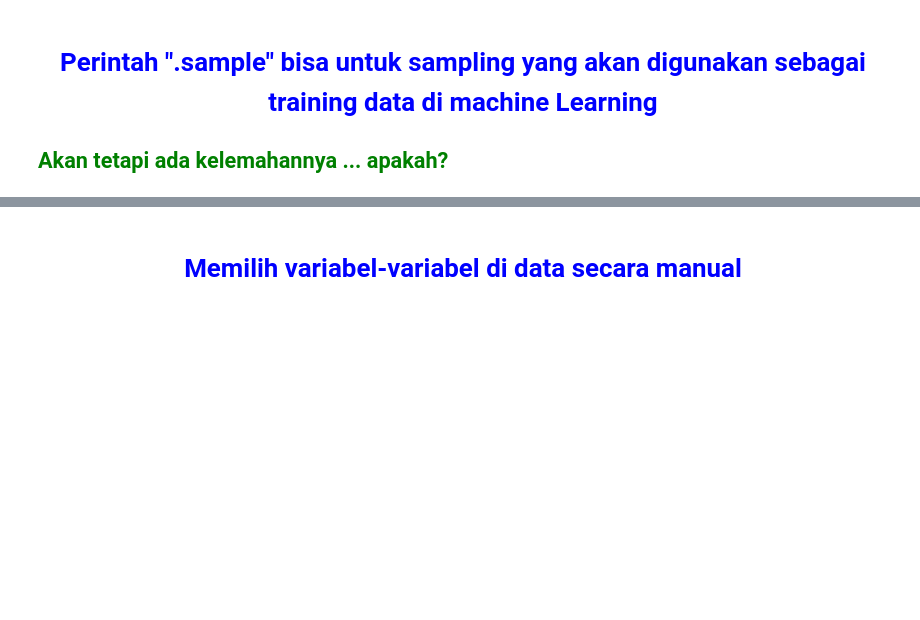
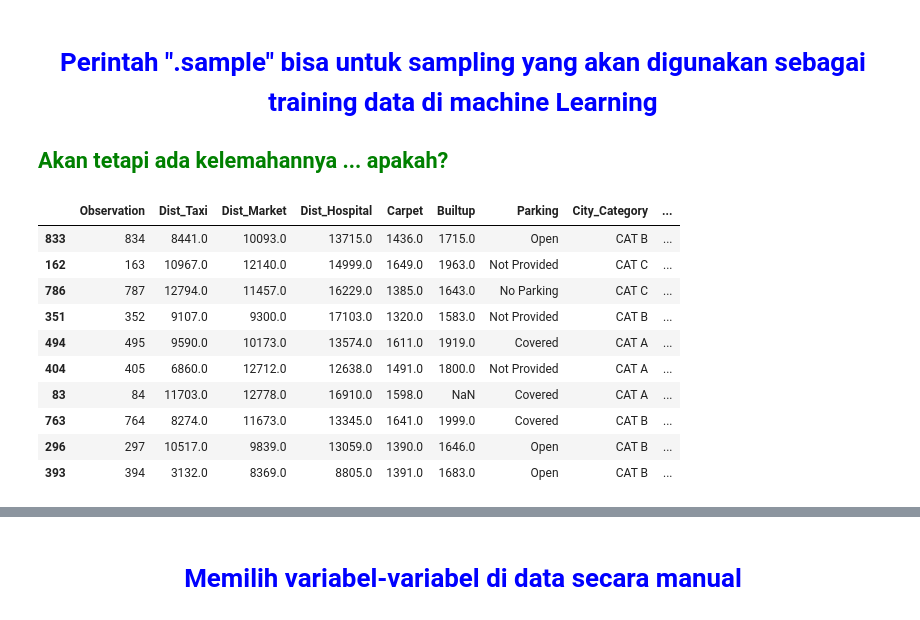
Before and after one commit to sakerajunior/ptpjb, a Jupyter notebook: 03 - Exploratory Data Analysis ~ Preprocessing.ipynb, the cells around one changed output, grey strips where cells are left out. Drawn from its saved outputs; the diff is of its cells as text; code cells hidden in the pictures; blank space fills up the shorter version.

```diff
--- a/03 - Exploratory Data Analysis ~ Preprocessing.ipynb
+++ b/03 - Exploratory Data Analysis ~ Preprocessing.ipynb
@@ -122,7 +122,4 @@ D = {'Name' : ['Ankit', 'Aishwarya', 'Shaurya', 'Shivangi'],
     'Age' : [23, 21, 22, 21],
     'University' : ['BHU', 'JNU', 'DU', 'BHU']}
 df = pd.DataFrame(D)
-N, P = df.shape # Ukuran Data
-print('baris = ', N, ', Kolom = ', P)
-print("Tipe Variabe df = ", type(df))
 df
@@ -132,10 +135,4 @@ Name = ['Ankit', 'Aishwarya', 'Shaurya', 'Shivangi']
 Age = [23, 21, 22, 21]
 University = ['BHU', 'JNU', 'DU', 'BHU']
 df = pd.DataFrame(zip(Name, Age, University), columns=['Name', 'Age', 'University'])
-# atau ubah ke dictionary
-# D = {'name': Name, 'Age': Age, 'University': University}
-# lalu gunakan cara sebelumnya
-N, P = df.shape # Ukuran Data
-print('baris = ', N, ', Kolom = ', P)
-print("Tipe Variabe df = ", type(df))
 df
@@ -233,8 +316,20 @@ price.sample(10)
 
 ## <font color="green">Akan tetapi ada kelemahannya ... apakah?</font>
 # %%
-df_train = price.sample(15)
+df_train = price.sample(500)
 df_train.head(10) # perhatikan kolom "index-nya"
+# %% [output]
+|  | Observation | Dist_Taxi | Dist_Market | Dist_Hospital | Carpet | Builtup | Parking | City_Category | ... |
+| 833 | 834 | 8441.0 | 10093.0 | 13715.0 | 1436.0 | 1715.0 | Open | CAT B | ... |
+| 162 | 163 | 10967.0 | 12140.0 | 14999.0 | 1649.0 | 1963.0 | Not Provided | CAT C | ... |
+| 786 | 787 | 12794.0 | 11457.0 | 16229.0 | 1385.0 | 1643.0 | No Parking | CAT C | ... |
+| 351 | 352 | 9107.0 | 9300.0 | 17103.0 | 1320.0 | 1583.0 | Not Provided | CAT B | ... |
+| 494 | 495 | 9590.0 | 10173.0 | 13574.0 | 1611.0 | 1919.0 | Covered | CAT A | ... |
+| 404 | 405 | 6860.0 | 12712.0 | 12638.0 | 1491.0 | 1800.0 | Not Provided | CAT A | ... |
+| 83 | 84 | 11703.0 | 12778.0 | 16910.0 | 1598.0 | NaN | Covered | CAT A | ... |
+| 763 | 764 | 8274.0 | 11673.0 | 13345.0 | 1641.0 | 1999.0 | Covered | CAT B | ... |
+| 296 | 297 | 10517.0 | 9839.0 | 13059.0 | 1390.0 | 1646.0 | Open | CAT B | ... |
+| 393 | 394 | 3132.0 | 8369.0 | 8805.0 | 1391.0 | 1683.0 | Open | CAT B | ... |
 # %% [markdown]
 # <center><font color="blue"> "loc" VS "iloc" in Pandas Dataframe</font></center>
 
```
Also changed, not shown: parts of 56 cells of this notebook, 16 other files.
